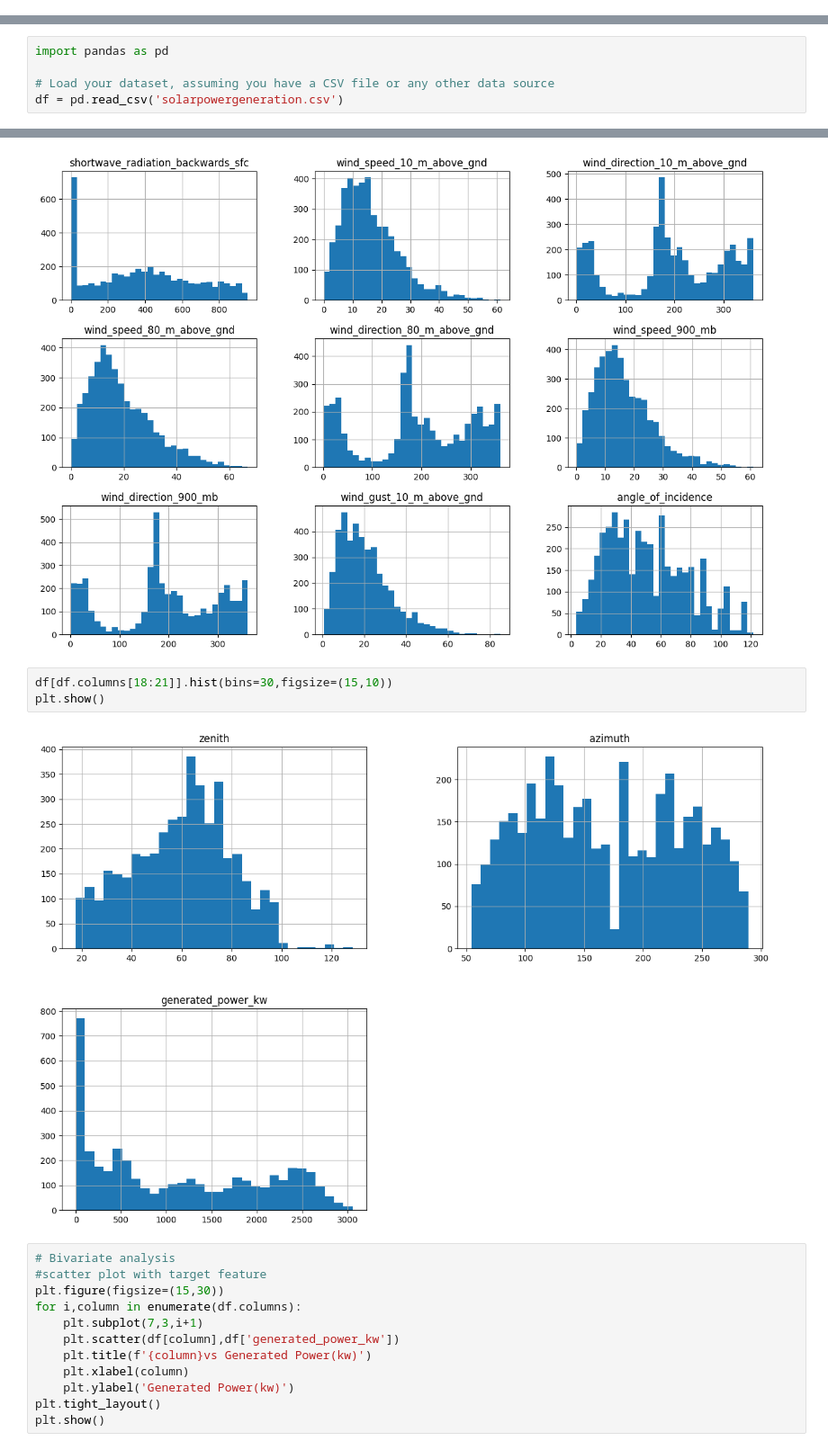
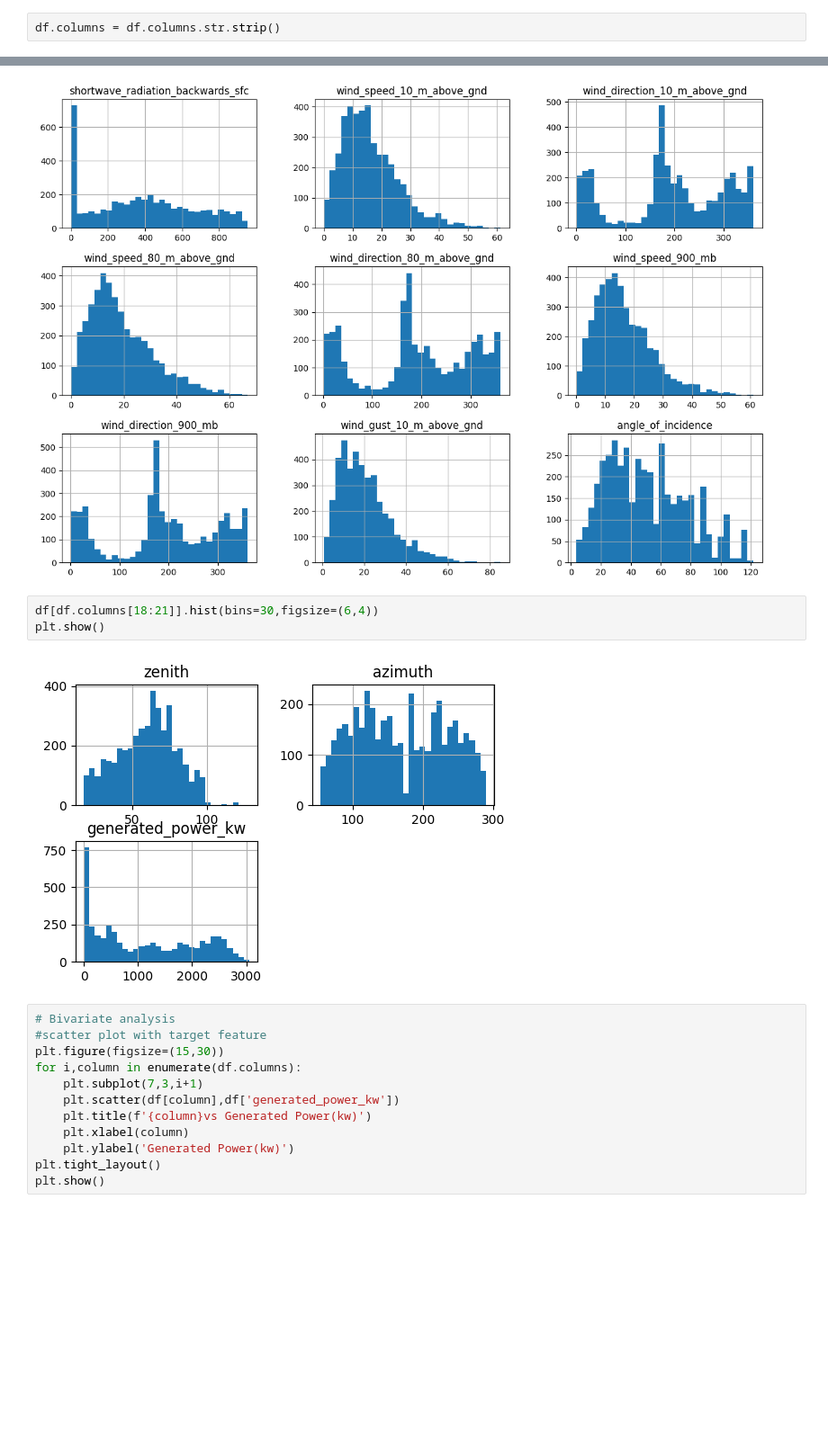
Before and after one commit to alekhya2003-23/week1, a Jupyter notebook: solar power prediction.ipynb, the cells around one changed output, grey strips where cells are left out. Shown at 90% size. Saved outputs shown, nothing was run; the diff lists cells and outputs as text; blank space fills up the shorter version.

```diff
--- a/solar power prediction.ipynb
+++ b/solar power prediction.ipynb
@@ -152,0 +167,2 @@ plt.show()
+# %%
+df.columns = df.columns.str.strip()
@@ -155,8 +175,3 @@ df[df.columns[:9]].hist(bins = 30, figsize=(15,10))
 plt.show()
 # %% [output]
 [figure]
-# %%
-import pandas as pd
-
-# Load your dataset, assuming you have a CSV file or any other data source
-df = pd.read_csv('solarpowergeneration.csv')
@@ -175,10 +181,10 @@ plt.show()
 # %% [output]
 [figure]
 # %%
-df[df.columns[18:21]].hist(bins=30,figsize=(15,10))
+df[df.columns[18:21]].hist(bins=30,figsize=(6,4))
 plt.show()
 # %% [output]
-[figure, old version]
+[figure, new version]
 # %%
 # Bivariate analysis
 #scatter plot with target feature
```
Also changed, not shown: parts of 20 cells of this notebook.
